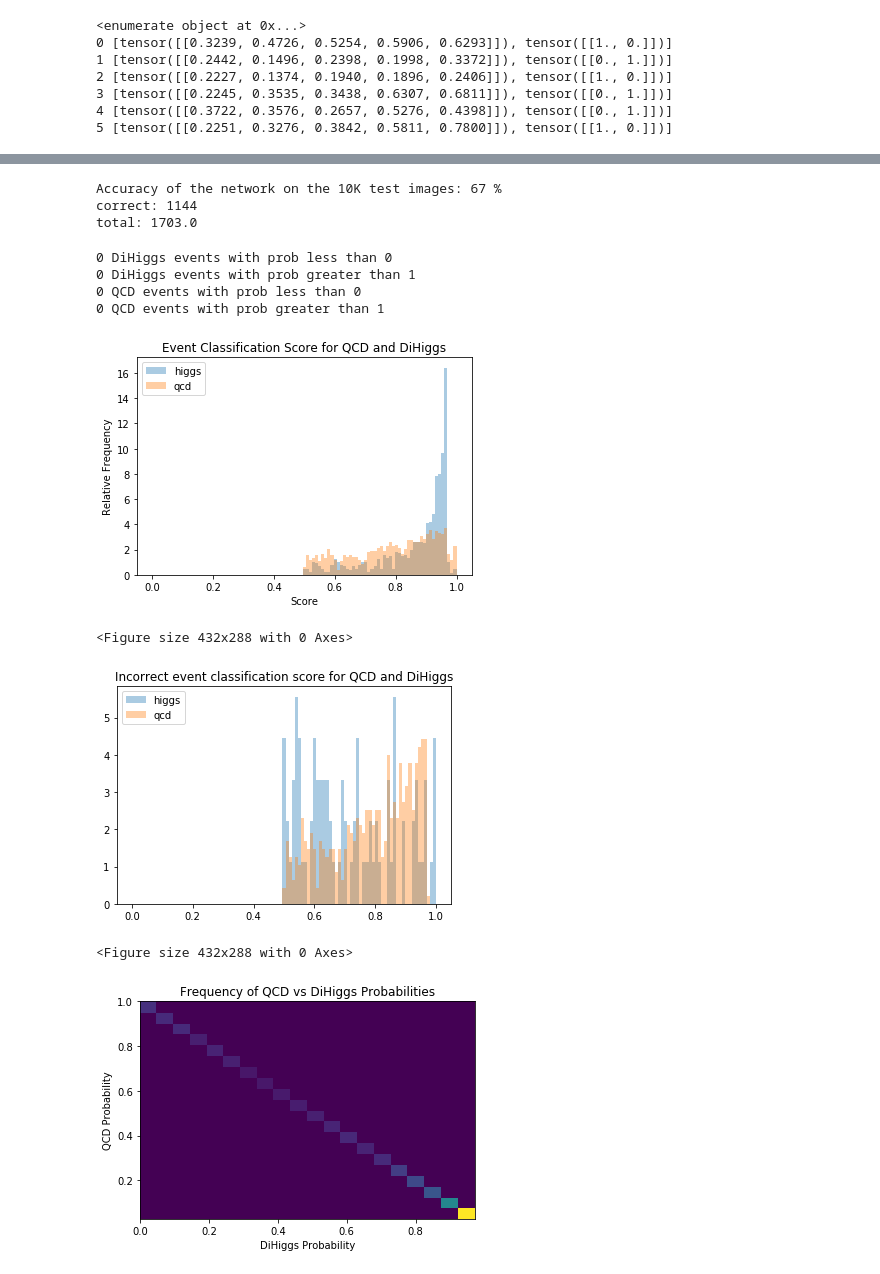
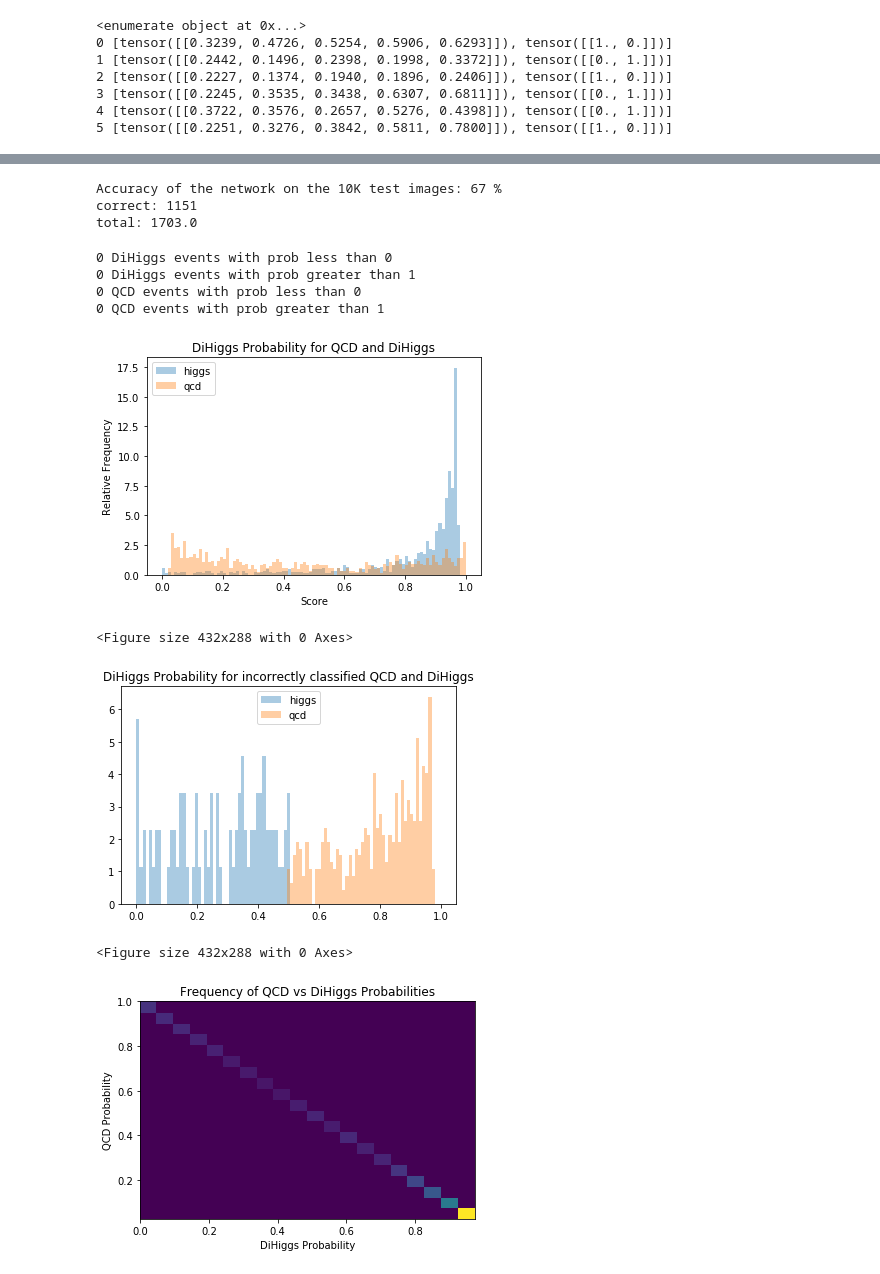
Before and after one commit to neu-physics/dihiggsMLProject, a Jupyter notebook: NeuralNetworking/PytorchFeedforward.ipynb, the cells around one changed output, grey strips where cells are left out. Cells and saved outputs as stored; diff of their text form; code cells hidden in the pictures.

```diff
--- a/NeuralNetworking/PytorchFeedforward.ipynb
+++ b/NeuralNetworking/PytorchFeedforward.ipynb
@@ -293,11 +293,11 @@ for data, labels in test_loader:
     preds_h.append(outputs.data[0][0].data)
     preds_q.append(outputs.data[0][1].data)
     if(labels[0][0].data==1): # if higgs
-        hh_pred.append(max(outputs.data[0]))
+        hh_pred.append(outputs.data[0][0])
         if(outputs.data[0][0].data<outputs.data[0][1].data):
-            hh_pred_wrong.append(outputs.data[0][1].data)
+            hh_pred_wrong.append(outputs.data[0][0].data)
     else:
-        qcd_pred.append(max(outputs.data[0]))
+        qcd_pred.append(outputs.data[0][1]) # if qcd
         if(outputs.data[0][0].data>outputs.data[0][1].data):
             qcd_pred_wrong.append(outputs.data[0][0].data)
 
@@ -311,7 +311,7 @@ print("correct:", correct.item())
 print("total:", total)
 # %% [output]
 Accuracy of the network on the 10K test images: 67 %
-correct: 1144
+correct: 1151
 total: 1703.0
 # %%
 print(sum(x < 0 for x in hh_pred).item(), "DiHiggs events with prob less than 0")
@@ -322,7 +322,7 @@ print(sum(y > 1 for y in qcd_pred).item(), "QCD events with prob greater than 1"
 plt.hist(hh_pred, bins=np.linspace(0, 1, 100), alpha=0.375, label="higgs", density=1)
 plt.hist(qcd_pred, bins=np.linspace(0, 1, 100), alpha=0.375, label="qcd", density=1)
 plt.legend()
-plt.title("Event Classification Score for QCD and DiHiggs")
+plt.title("DiHiggs Probability for QCD and DiHiggs")
 plt.xlabel("Score")
 plt.ylabel("Relative Frequency")
 plt.show()
@@ -332,18 +332,18 @@ plt.clf()
 0 DiHiggs events with prob greater than 1
 0 QCD events with prob less than 0
 0 QCD events with prob greater than 1
-[figure, old version]
+[figure, new version]
 <Figure size 432x288 with 0 Axes>
 # %%
-plt.title("Incorrect event classification score for QCD and DiHiggs")
+plt.title("DiHiggs Probability for incorrectly classified QCD and DiHiggs")
 plt.hist(hh_pred_wrong, bins=np.linspace(0, 1, 100), alpha=0.375, label="higgs", density=1)
 plt.hist(qcd_pred_wrong, bins=np.linspace(0, 1, 100), alpha=0.375, label="qcd", density=1)
 plt.legend()
 plt.show()
 
 plt.clf()
 # %% [output]
-[figure, old version]
+[figure, new version]
 <Figure size 432x288 with 0 Axes>
 # %%
 # my_cmap = plt.cm.jet
```
Also changed, not shown: parts of 2 cells of this notebook, 2 other files.
